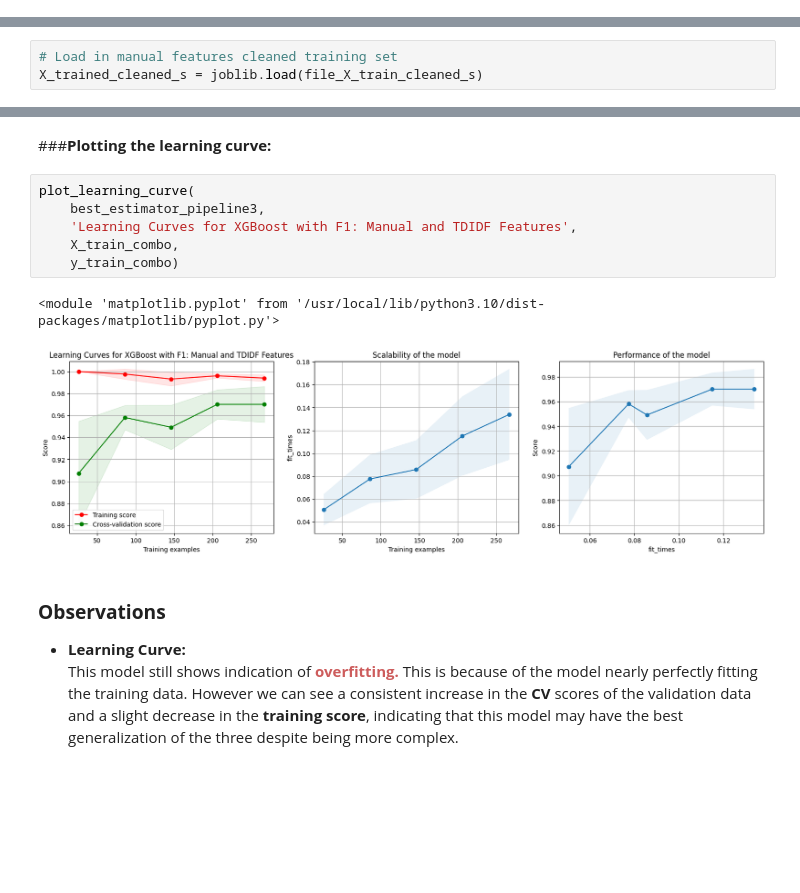
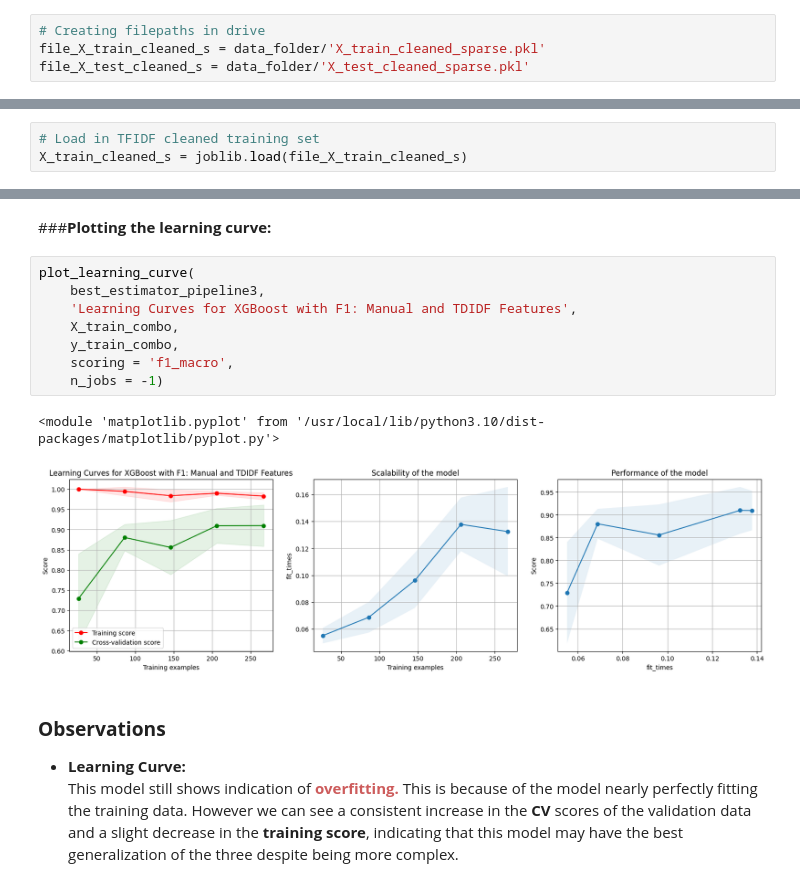
Before and after one commit to sflyranger/Spam-Detection-Pipelines-, a Jupyter notebook: Spam_Detection_Model.ipynb, the cells around one changed output, grey strips where cells are left out. Cells and saved outputs as stored; diff of their text form; blank space fills up the shorter version.

```diff
--- a/Spam_Detection_Model.ipynb
+++ b/Spam_Detection_Model.ipynb
@@ -339,3 +332,7 @@ joblib.dump(X_test_cleaned_s, file_X_test_cleaned_s)
+# %%
+# Creating filepaths in drive
+file_X_train_cleaned_s = data_folder/'X_train_cleaned_sparse.pkl'
+file_X_test_cleaned_s = data_folder/'X_test_cleaned_sparse.pkl'
 # %% [markdown]
 ### <font color='Pickle'>**Pipeline Set Up**</font>
 
@@ -941,8 +938,8 @@ weighted avg       0.95      0.95      0.95       223
 # %% [markdown]
 ###<font color = "Pickle">**Concatenating the training datasets.**
 # %%
-# Load in manual features cleaned training set
-X_trained_cleaned_s = joblib.load(file_X_train_cleaned_s)
+# Load in TFIDF cleaned training set
+X_train_cleaned_s = joblib.load(file_X_train_cleaned_s)
 # %%
 # Concatenating the cleaned text data with the features dataframe
 X_train_combo = pd.concat((pd.DataFrame(X_train_cleaned_s, columns = ['cleaned_text']),
@@ -1127,12 +1124,14 @@ complete_grid_pipeline3 = joblib.load(file_complete_grid_pipeline3)
 # %%
 plot_learning_curve(
     best_estimator_pipeline3,
     'Learning Curves for XGBoost with F1: Manual and TDIDF Features',
     X_train_combo,
-    y_train_combo)
+    y_train_combo,
+    scoring = 'f1_macro',
+    n_jobs = -1)
 # %% [output]
 <module 'matplotlib.pyplot' from '/usr/local/lib/python3.10/dist-packages/matplotlib/pyplot.py'>
-[figure, old version]
+[figure, new version]
 # %% [markdown]
 ### **<font color='Pickle'>Observations</font>**
 
```
Also changed, not shown: parts of 6 cells of this notebook.
